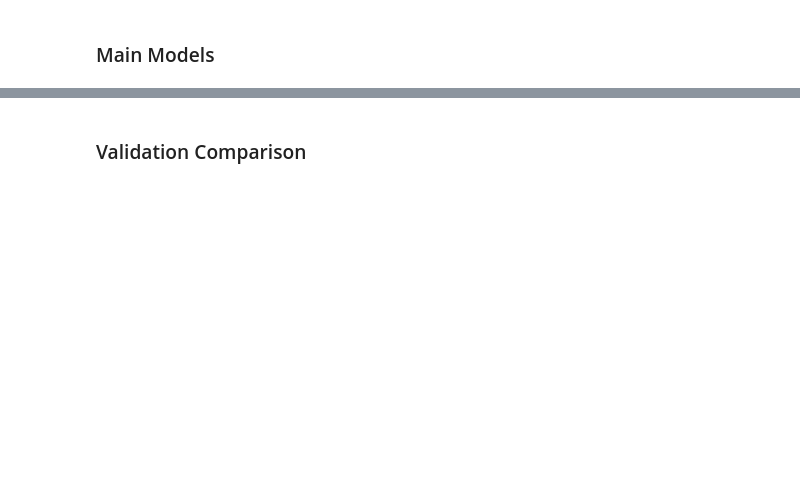
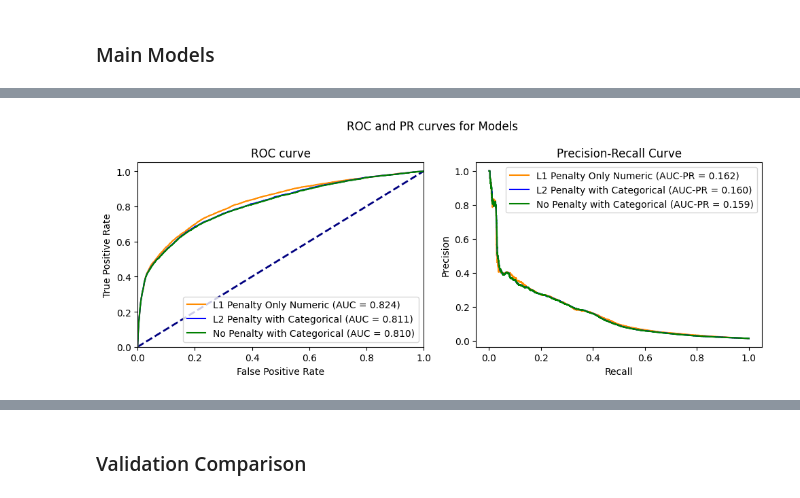
Before and after one commit to alvaro-dda/zrive-ds, a Jupyter notebook: src/module_3/assign_3.ipynb, the cells around one changed output, grey strips where cells are left out. Cells and saved outputs as stored; diff of their text form; code cells hidden in the pictures; blank space fills up the shorter version.

```diff
--- a/src/module_3/assign_3.ipynb
+++ b/src/module_3/assign_3.ipynb
@@ -280,0 +177,24 @@ Best Threshold: 0.49994339123985077
+# %%
+#FREQUENCY ENCODING of Categorical Variables for train and validation dataset
+
+vendor_value_counts = df_train.vendor.value_counts()
+product_type_counts = df_train.product_type.value_counts()
+
+df_train['vendor'] = df_train['vendor'].apply(lambda x: vendor_value_counts.get(x, 0)).astype('int32')
+df_train['product_type'] = df_train['product_type'].apply(lambda x: product_type_counts.get(x, 0)).astype('int32')
+
+df_val['vendor'] = df_val['vendor'].apply(lambda x: vendor_value_counts.get(x, 0)).astype('int32')
+df_val['product_type'] = df_val['product_type'].apply(lambda x: product_type_counts.get(x, 0)).astype('int32')
+
+#Logistic Regression Models with Categorical Variables and date features
+grid_search_cat_l2 = get_reg_model('l2', df_train.loc[:,df_numeric_features+df_categorical_features+df_date_features])
+grid_search_cat_base = get_reg_model(None, df_train.loc[:,df_numeric_features+df_categorical_features+df_date_features])
+# %%
+list_train_probs = [grid_search_l1.predict_proba(df_val.loc[:,df_numeric_features])[:,1],
+                    grid_search_cat_l2.predict_proba(df_val.loc[:,df_numeric_features+df_categorical_features+df_date_features])[:,1],
+                    grid_search_cat_base.predict_proba(df_val.loc[:,df_numeric_features+df_categorical_features+df_date_features])[:,1]]
+
+labels = ['L1 Penalty Only Numeric','L2 Penalty with Categorical','No Penalty with Categorical']
+draw_roc_prc(df_val['outcome'], list_train_probs, labels)
+# %% [output]
+[figure, added]
```
Also changed, not shown: parts of 43 cells of this notebook, 6 other files.
